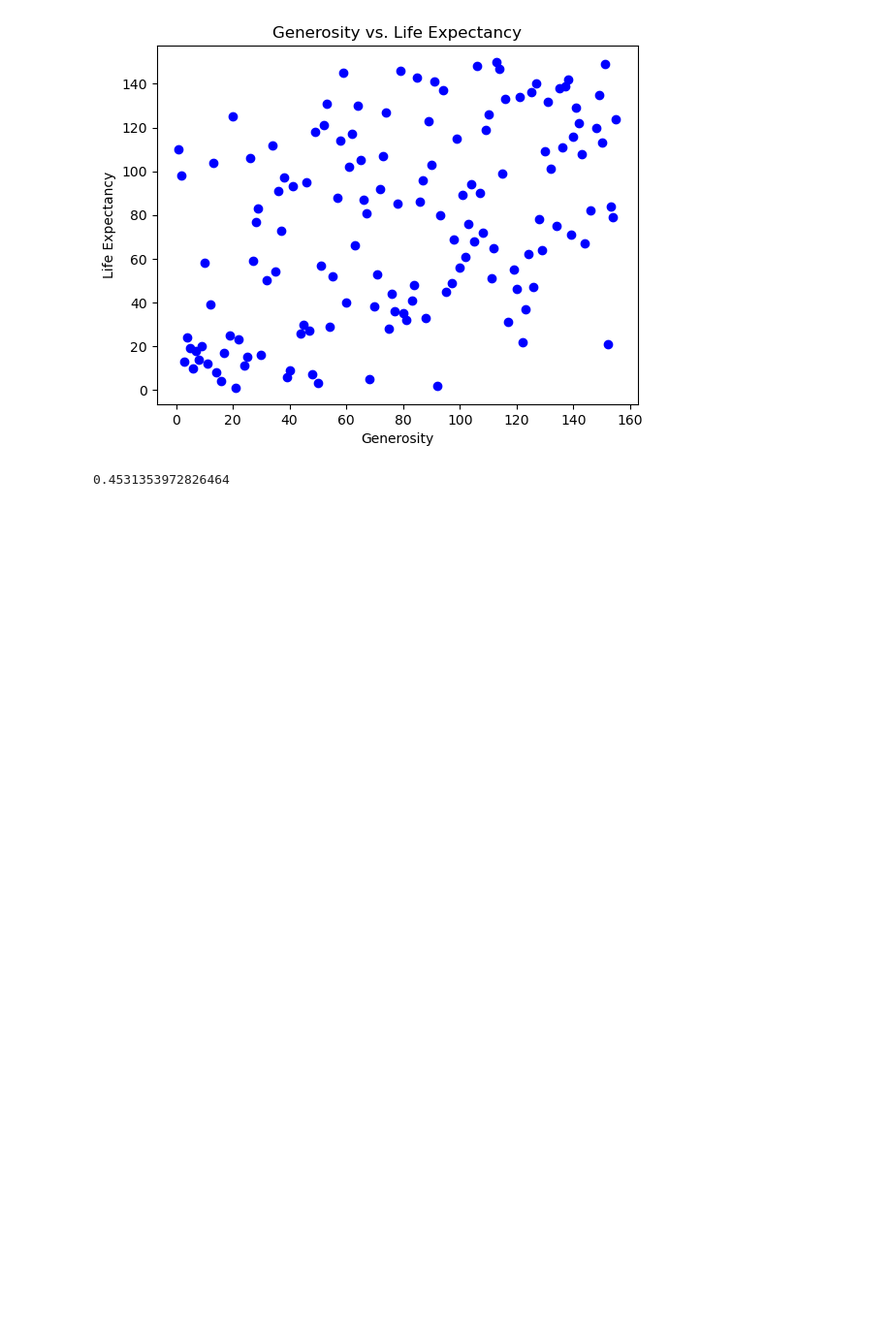
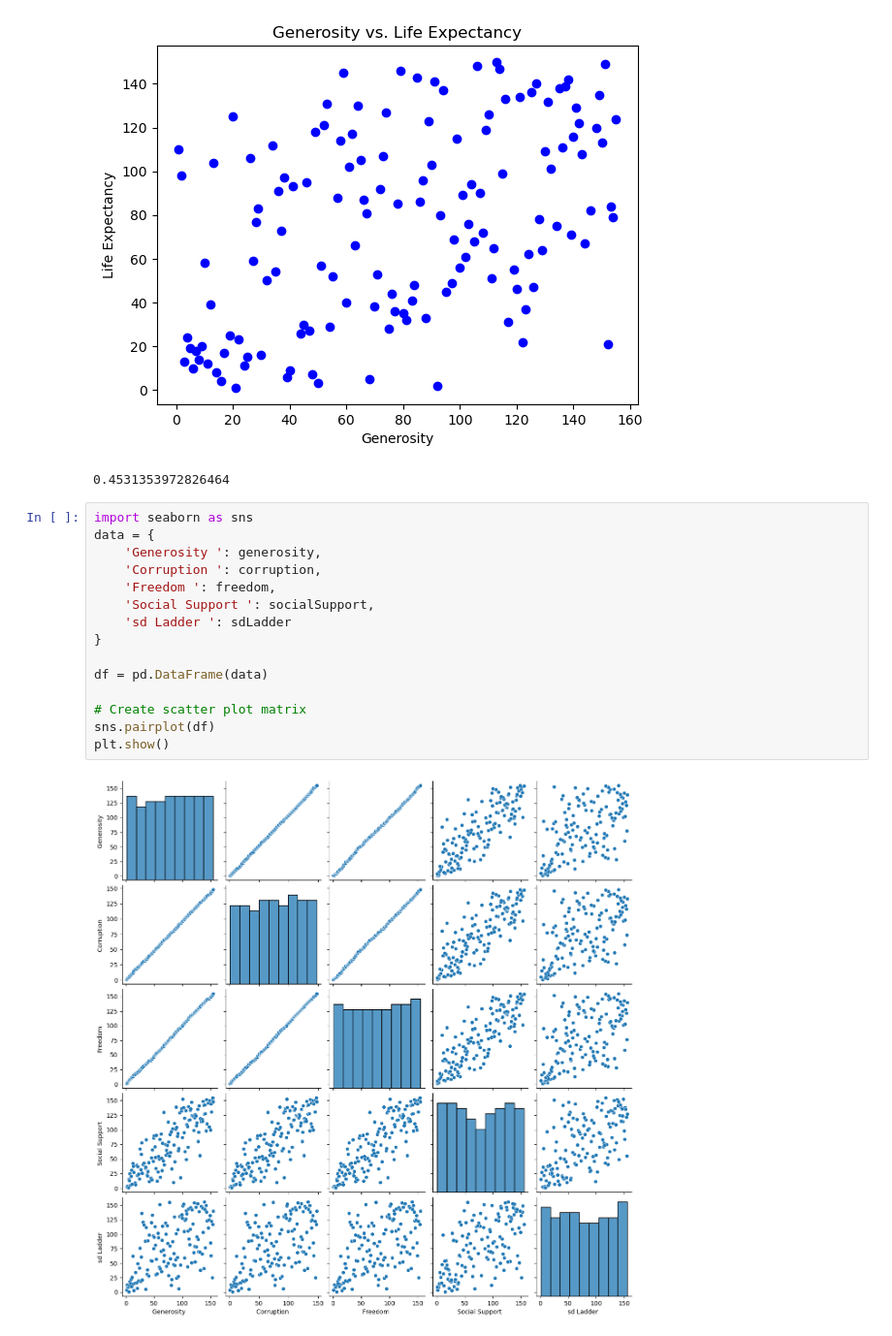
Before and after one commit to Adam-Prieto/User-Design-HW4, a Jupyter notebook: Visualization File.ipynb, the cells around one changed output. Shown at 97% size. Saved outputs shown, nothing was run; the diff lists cells and outputs as text; blank space fills up the shorter version.

```diff
--- a/Visualization File.ipynb
+++ b/Visualization File.ipynb
@@ -97,3 +97,20 @@ np.corrcoef(generosity, lifeExpectancy)[0,1]
 # %% [output]
 [figure]
 0.4531353972826464
+# %%
+import seaborn as sns
+data = {
+    'Generosity ': generosity,
+    'Corruption ': corruption,
+    'Freedom ': freedom,
+    'Social Support ': socialSupport,
+    'sd Ladder ': sdLadder
+}
+
+df = pd.DataFrame(data)
+
+# Create scatter plot matrix
+sns.pairplot(df)
+plt.show()
+# %% [output]
+[figure, added]
```
Also changed, not shown: parts of 1 cell of this notebook, 1 other file.
